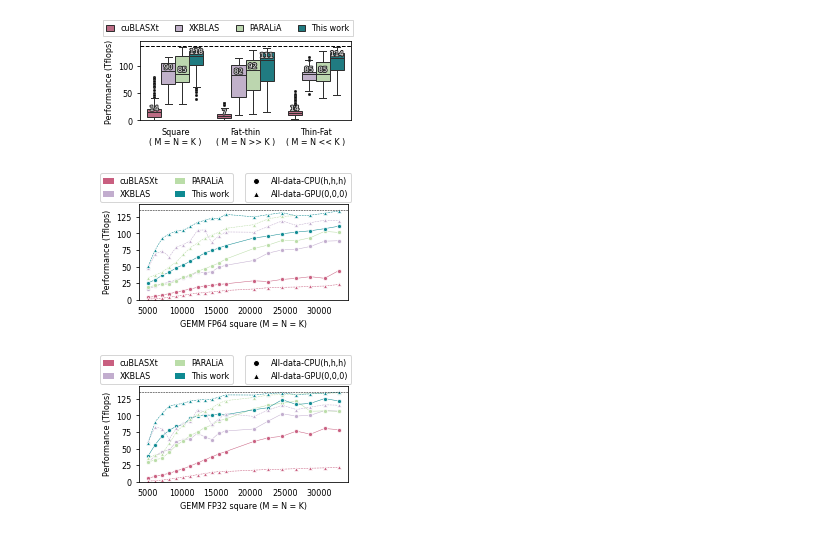
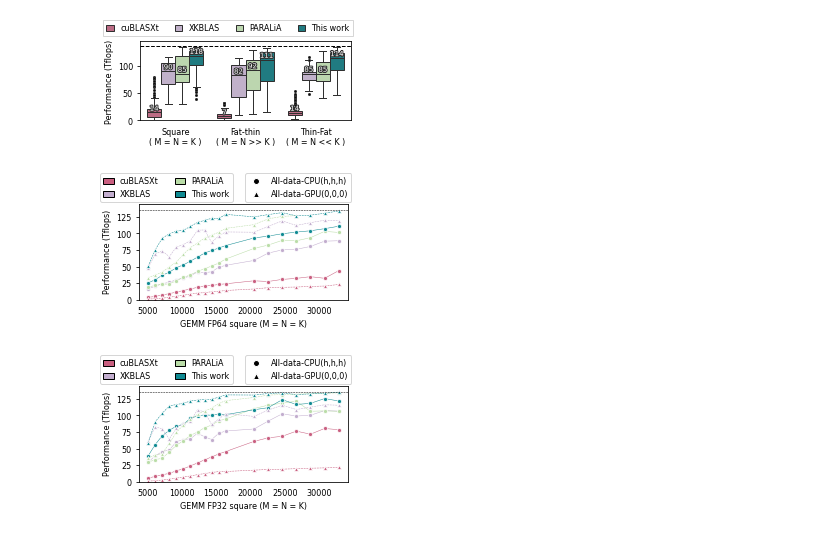
Before and after one commit to p-anastas/PARALiA-GEMMex, a Jupyter notebook: Benchmarking/Python_Scripts/main_plotter_uncut.ipynb, the cells around one changed output. Drawn from its saved outputs; the diff is of its cells as text; code cells hidden in the pictures.

Commit message:
Updated legend with black boxes

```diff
--- a/Benchmarking/Python_Scripts/main_plotter_uncut.ipynb
+++ b/Benchmarking/Python_Scripts/main_plotter_uncut.ipynb
@@ -597,36 +597,37 @@ sq_dataset.sort_values(inplace = True, by = ['plot_order'])
 #print(sq_dataset)
 axout = sns.lineplot(data=sq_dataset[sq_dataset['loc_str'] == 0], x = 'M', y = 'Performance (Tflops)', hue = 'imp', ax=ax, marker = 'o', markersize = 4, linewidth = 0.5)
 axout = sns.lineplot(data=sq_dataset[sq_dataset['loc_str'] == 111], x = 'M', y = 'Performance (Tflops)', hue = 'imp', ax=ax , marker = '^', markersize = 4, linewidth = 0.5, linestyle = '--')
 ax.get_legend().remove()
 
 # Custom labels, colors, and markers
 a_val = 1
 circa = []
 for ctr in range(0,len(implementation_names)):
     circa.append(matplotlib.patches.Patch(facecolor=color_map[1:][ctr],alpha=a_val,label=implementation_names[ctr]))
-fig.legend(handles = circa,
+alegendly = fig.legend(handles = circa,
         fontsize=font, loc = 'upper left',  fancybox = True, ncol=2, handlelength=1.3)
-
+for ha in alegendly.legendHandles:
+    ha.set_edgecolor("black")
 custom_labels = ['All-data-CPU(h,h,h)', 'All-data-GPU(0,0,0)']
 custom_colors = ['k', 'k']
 custom_markers = ['o', '^']
 # Custom legend elements
 legend_elements1 = [matplotlib.lines.Line2D([0], [0], marker=marker, color='w', markerfacecolor=color, label=label, markersize=6)
                for label, color, marker in zip(custom_labels, custom_colors, custom_markers)]
 fig.legend(loc = 'upper right', handles=legend_elements1,#bbox_to_anchor=(0.99, 0.81), #title="Speedup",  # Title for the legend
         fontsize=font, fancybox = True, ncol=1)
 
 ax.axhline(y = 17*8, color = 'k', linestyle = '--', linewidth = 0.5)
 ax.set_ylim([0,145])
 plt.tick_params(bottom = False)
 ax.set_xlabel('GEMM FP64 square (M = N = K)')
 #ax.set_xticklabels(elem_name, rotation = 15)
 fig.set_size_inches(width, height*1.)
 fig.subplots_adjust(left=.15, bottom=.18/1., right=.985, top=1-((1 - .8)/1.))
 fig.savefig('Plots/Plot_testbed-%s_gflops_comp_FP64.pdf' % (machine))
 fig.savefig('Plots/Plot_testbed-%s_gflops_comp_FP64.png' % (machine))
 # %% [output]
-[figure, old version]
+[figure, new version]
 # %%
 def enforce_gen_dataset_limits(df):
     return df[
@@ -677,9 +678,10 @@ a_val = 1
 circa = []
 for ctr in range(0,len(implementation_names)):
     circa.append(matplotlib.patches.Patch(facecolor=color_map[1:][ctr],alpha=a_val,label=implementation_names[ctr]))
-fig.legend(handles = circa,
+alegendly = fig.legend(handles = circa,
         fontsize=font, loc = 'upper left',  fancybox = True, ncol=2, handlelength=1.3)
-
+for ha in alegendly.legendHandles:
+    ha.set_edgecolor("black")
 custom_labels = ['All-data-CPU(h,h,h)', 'All-data-GPU(0,0,0)']
 custom_colors = ['k', 'k']
 custom_markers = ['o', '^']
@@ -699,4 +701,4 @@ fig.subplots_adjust(left=.15, bottom=.18/1., right=.985, top=1-((1 - .8)/1.))
 fig.savefig('Plots/Plot_testbed-%s_gflops_comp_FP32.pdf' % (machine))
 fig.savefig('Plots/Plot_testbed-%s_gflops_comp_FP32.png' % (machine))
 # %% [output]
-[figure, old version]
+[figure, new version]
```
Also changed, not shown: 2 other files.
